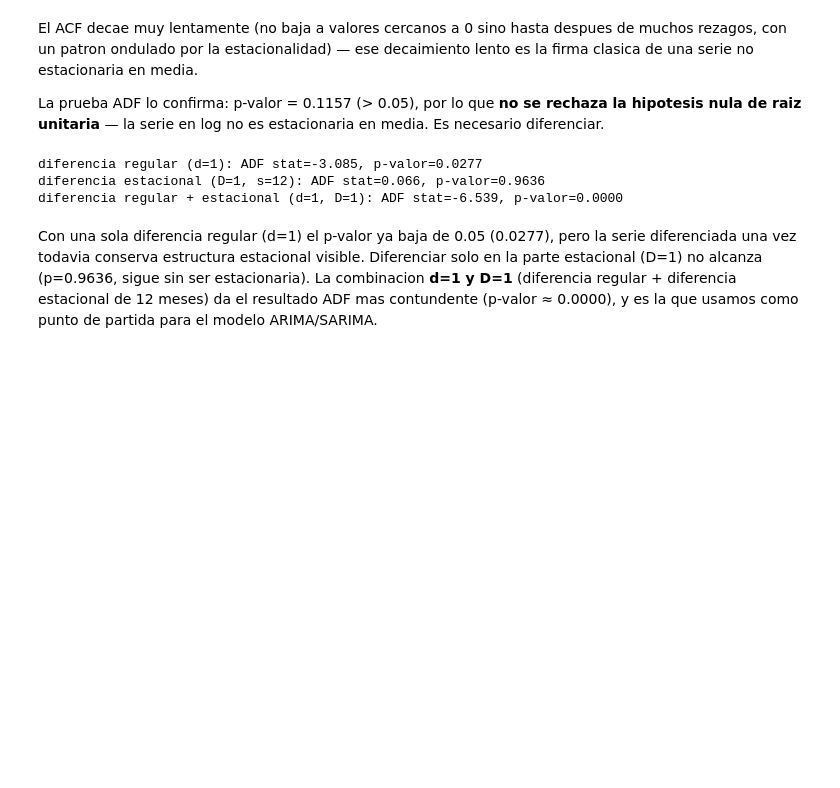
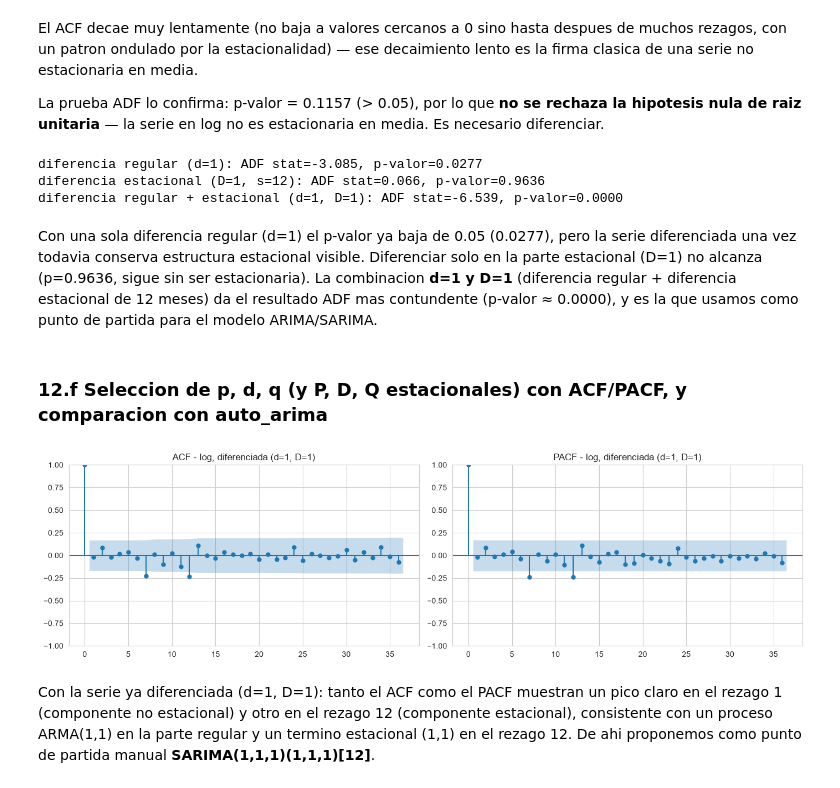
Before and after one commit to DavidDominguez-11/DS-Lab1, a Jupyter notebook: Lab1_Series_de_Tiempo.ipynb, the cells around one changed output. Cells and saved outputs as stored; diff of their text form; code cells hidden in the pictures; blank space fills up the shorter version.

```diff
--- a/Lab1_Series_de_Tiempo.ipynb
+++ b/Lab1_Series_de_Tiempo.ipynb
@@ -776,3 +776,17 @@ diferencia estacional (D=1, s=12): ADF stat=0.066, p-valor=0.9636
 diferencia regular + estacional (d=1, D=1): ADF stat=-6.539, p-valor=0.0000
 # %% [markdown]
 Con una sola diferencia regular (d=1) el p-valor ya baja de 0.05 (0.0277), pero la serie diferenciada una vez todavia conserva estructura estacional visible. Diferenciar solo en la parte estacional (D=1) no alcanza (p=0.9636, sigue sin ser estacionaria). La combinacion **d=1 y D=1** (diferencia regular + diferencia estacional de 12 meses) da el resultado ADF mas contundente (p-valor ≈ 0.0000), y es la que usamos como punto de partida para el modelo ARIMA/SARIMA.
+# %% [markdown]
+### 12.f Seleccion de p, d, q (y P, D, Q estacionales) con ACF/PACF, y comparacion con auto_arima
+# %%
+fig, axes = plt.subplots(1,2, figsize=(14,4))
+plot_acf(serie_log_diff_both, lags=36, ax=axes[0])
+axes[0].set_title('ACF - log, diferenciada (d=1, D=1)')
+plot_pacf(serie_log_diff_both, lags=36, ax=axes[1], method='ywm')
+axes[1].set_title('PACF - log, diferenciada (d=1, D=1)')
+plt.tight_layout()
+plt.show()
+# %% [output]
+[figure, added]
+# %% [markdown]
+Con la serie ya diferenciada (d=1, D=1): tanto el ACF como el PACF muestran un pico claro en el rezago 1 (componente no estacional) y otro en el rezago 12 (componente estacional), consistente con un proceso ARMA(1,1) en la parte regular y un termino estacional (1,1) en el rezago 12. De ahi proponemos como punto de partida manual **SARIMA(1,1,1)(1,1,1)[12]**.
```
Also changed, not shown: parts of 10 cells of this notebook.
